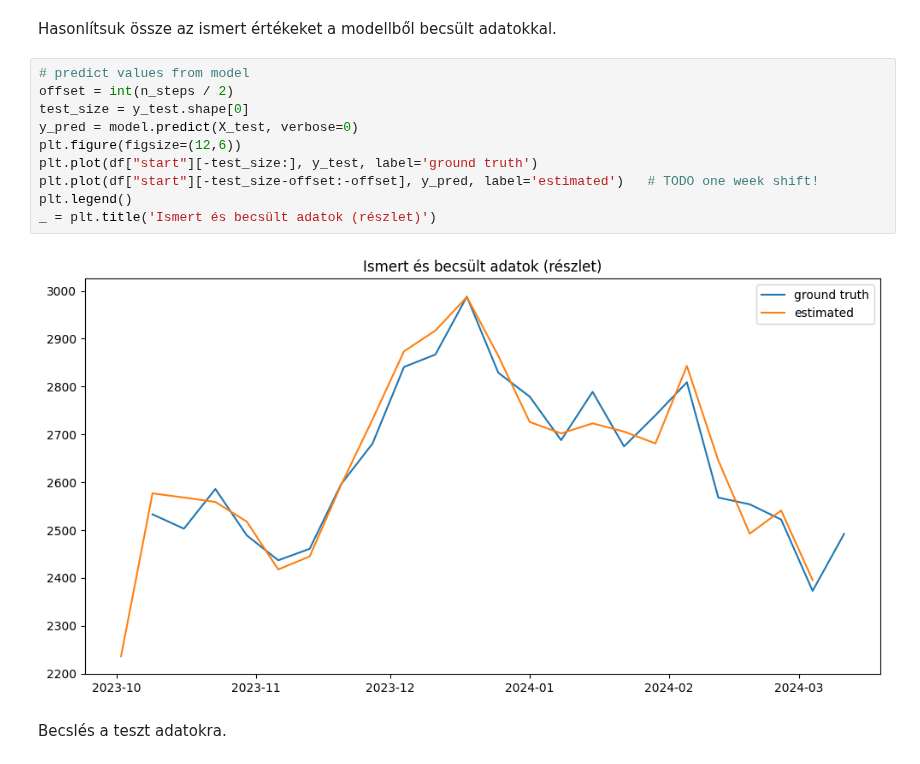
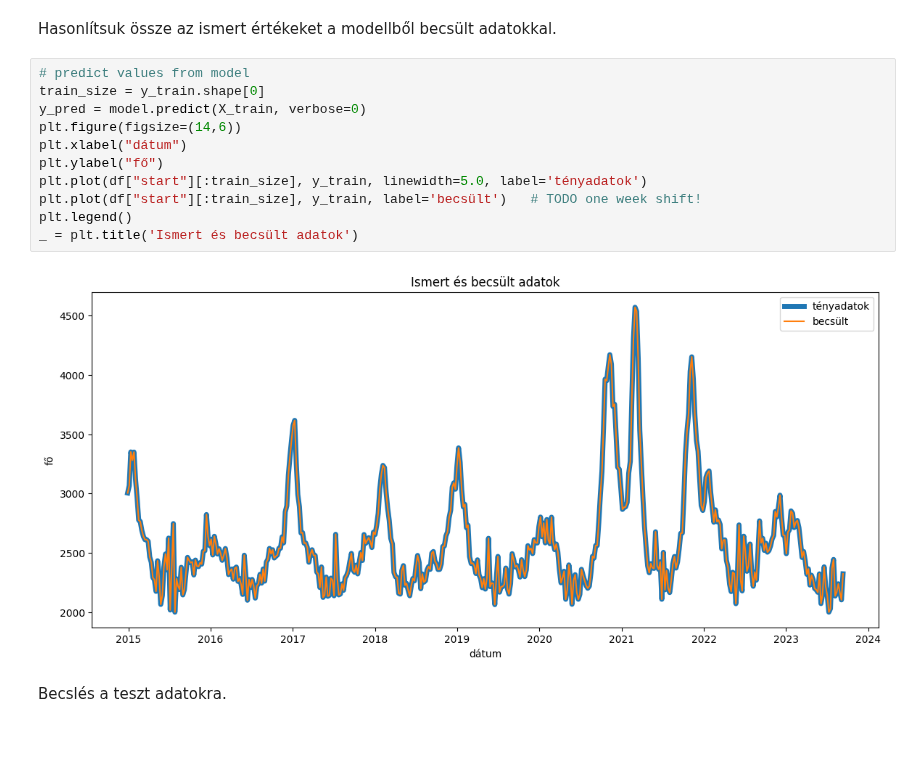
Before and after one commit to OSGeoLabBp/tutorials, a Jupyter notebook: hungarian/machine_learning/lessons/time_series.ipynb, the cells around one changed output. Cells and saved outputs as stored; diff of their text form; blank space fills up the shorter version.

Commit message:
iterative prediction added

```diff
--- a/hungarian/machine_learning/lessons/time_series.ipynb
+++ b/hungarian/machine_learning/lessons/time_series.ipynb
@@ -135,16 +135,17 @@ None
 Hasonlítsuk össze az ismert értékeket a modellből becsült adatokkal.
 # %%
 # predict values from model
-offset = int(n_steps / 2)
-test_size = y_test.shape[0]
-y_pred = model.predict(X_test, verbose=0)
-plt.figure(figsize=(12,6))
-plt.plot(df["start"][-test_size:], y_test, label='ground truth')
-plt.plot(df["start"][-test_size-offset:-offset], y_pred, label='estimated')   # TODO one week shift!
+train_size = y_train.shape[0]
+y_pred = model.predict(X_train, verbose=0)
+plt.figure(figsize=(14,6))
+plt.xlabel("dátum")
+plt.ylabel("fő")
+plt.plot(df["start"][:train_size], y_train, linewidth=5.0, label='tényadatok')
+plt.plot(df["start"][:train_size], y_train, label='becsült')   # TODO one week shift!
 plt.legend()
-_ = plt.title('Ismert és becsült adatok (részlet)')
+_ = plt.title('Ismert és becsült adatok')
 # %% [output]
-[figure, old version]
+[figure, new version]
 # %% [markdown]
 Becslés a teszt adatokra.
 # %%
```
Also changed, not shown: parts of 10 cells of this notebook.
